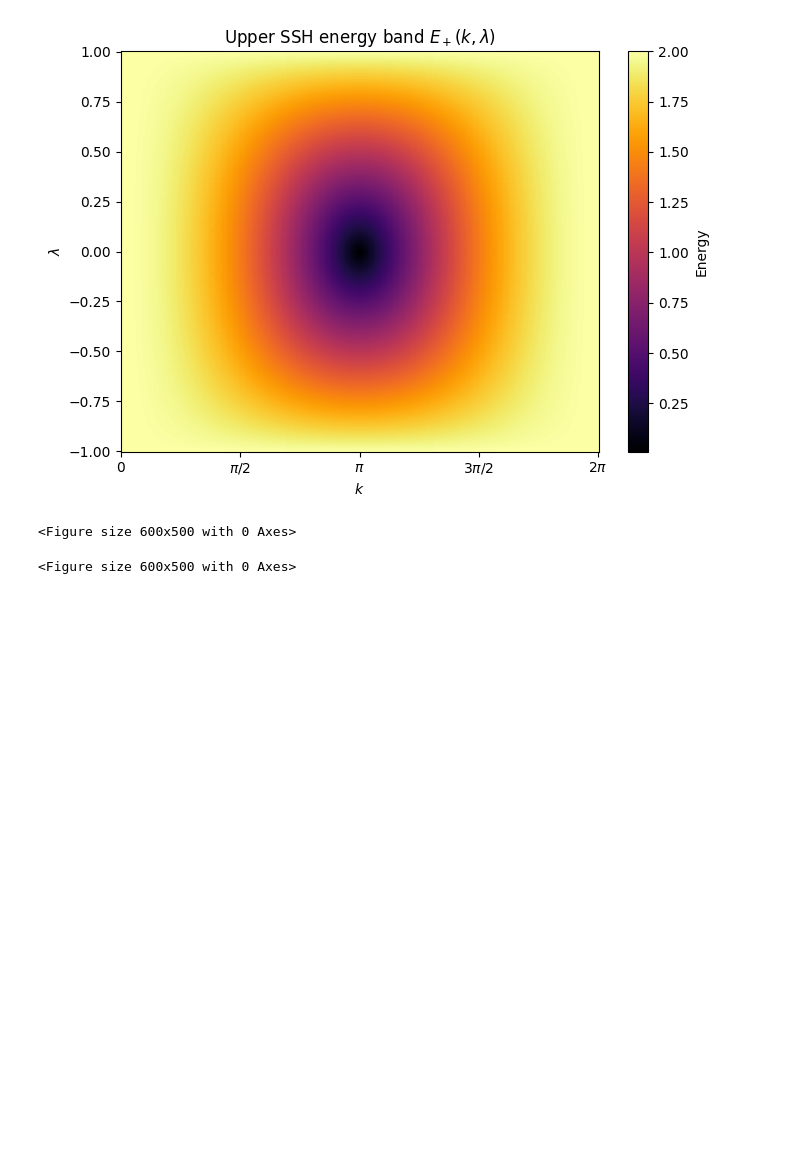
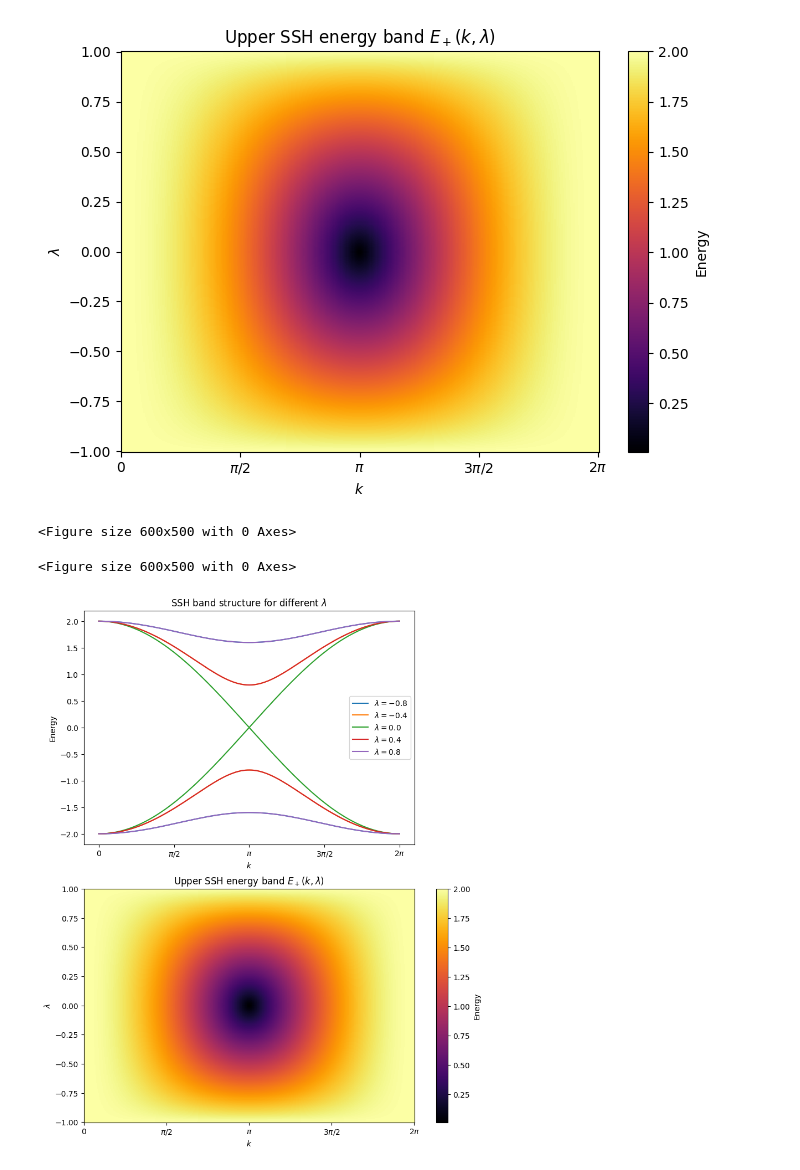
Before and after one commit to zeynepnursahinel/valorization-periodic-chain, a Jupyter notebook: periodic_chain.ipynb, the cells around one changed output. Cells and saved outputs as stored; diff of their text form; code cells hidden in the pictures; blank space fills up the shorter version.

Commit message:
Energy plots functional

```diff
--- a/periodic_chain.ipynb
+++ b/periodic_chain.ipynb
@@ -36,3 +36,86 @@ plt.figure(figsize=(6,5))
 [figure]
 <Figure size 600x500 with 0 Axes>
 <Figure size 600x500 with 0 Axes>
+# %%
+import numpy as np
+import matplotlib.pyplot as plt
+
+# -----------------------------
+# Data
+# -----------------------------
+k = np.linspace(0, 2*np.pi, 400)
+
+def E_band(k, lam):
+    t1 = 1 + lam
+    t2 = 1 - lam
+    return np.sqrt(t1**2 + t2**2 + 2*t1*t2*np.cos(k))
+
+lams = [ -0.8, -0.4, 0.0, 0.4, 0.8 ]
+
+# grids for 2D plot
+lam_grid = np.linspace(-1, 1, 400)
+K, L = np.meshgrid(k, lam_grid)
+
+t1 = 1 + L
+t2 = 1 - L
+E2D = np.sqrt(t1**2 + t2**2 + 2*t1*t2*np.cos(K))
+
+# -----------------------------
+# Figure with subplots
+# -----------------------------
+fig, axes = plt.subplots(
+    nrows=2,
+    ncols=1,
+    figsize=(8,10),
+    constrained_layout=True
+)
+
+# ==========
+# Subplot 1: Band structure for fixed lambdas
+# ==========
+ax1 = axes[0]
+
+for lam in lams:
+    Ek = E_band(k, lam)
+    ax1.plot(k,  Ek, label=rf"$\lambda={lam}$")
+    ax1.plot(k, -Ek, color=ax1.lines[-1].get_color())
+
+ax1.set_xlabel(r"$k$")
+ax1.set_ylabel("Energy")
+ax1.set_title("SSH band structure for different $\\lambda$")
+ax1.legend()
+
+ax1.set_xticks(
+    [0, np.pi/2, np.pi, 3*np.pi/2, 2*np.pi]
+)
+ax1.set_xticklabels(
+    [r"$0$", r"$\pi/2$", r"$\pi$", r"$3\pi/2$", r"$2\pi$"]
+)
+
+# ==========
+# Subplot 2: Upper band as function of (k, lambda)
+# ==========
+ax2 = axes[1]
+
+pcm = ax2.pcolormesh(
+    K, L, E2D,
+    shading='auto',
+    cmap='inferno'
+)
+
+ax2.set_xlabel(r"$k$")
+ax2.set_ylabel(r"$\lambda$")
+ax2.set_title(r"Upper SSH energy band $E_+(k,\lambda)$")
+
+ax2.set_xticks(
+    [0, np.pi/2, np.pi, 3*np.pi/2, 2*np.pi]
+)
+ax2.set_xticklabels(
+    [r"$0$", r"$\pi/2$", r"$\pi$", r"$3\pi/2$", r"$2\pi$"]
+)
+
+fig.colorbar(pcm, ax=ax2, label="Energy")
+
+plt.show()
+# %% [output]
+[figure, added]
```
Also changed, not shown: 1 other file.
